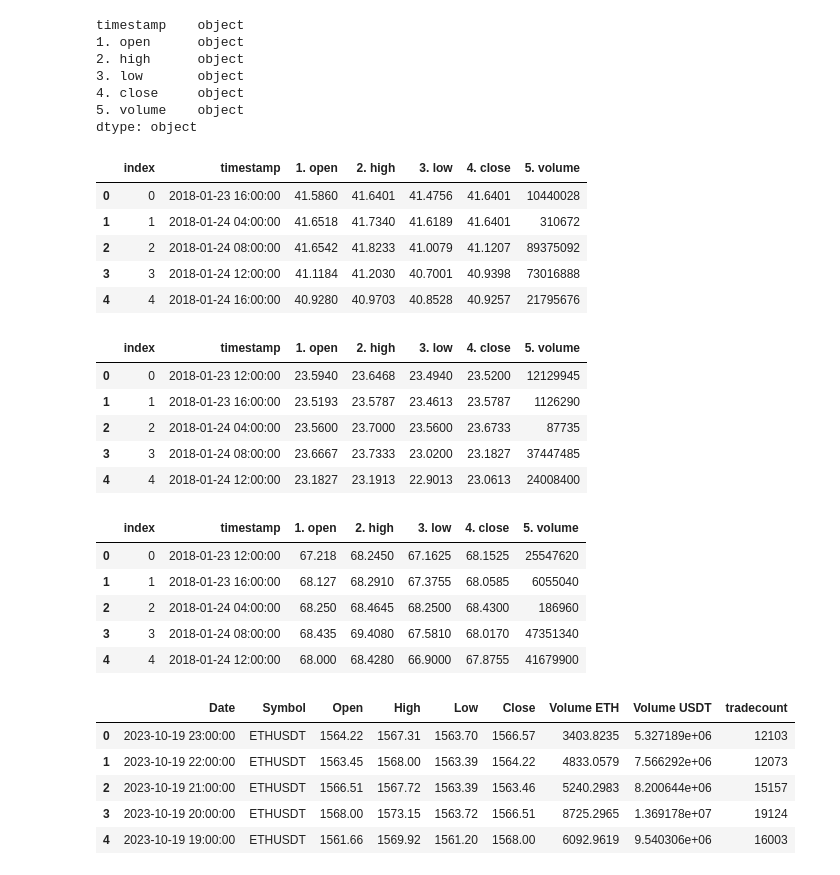
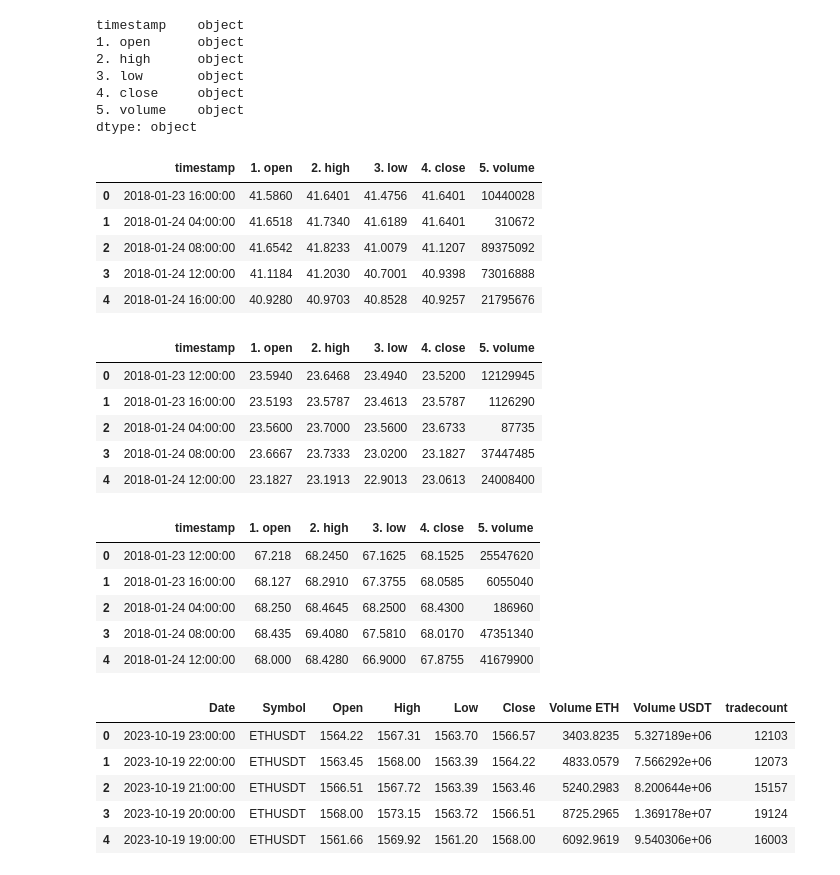
Before and after one commit to Data-Scrapers/ML-Asset-Price-Prediction, a Jupyter notebook: data_gathering.ipynb, the cells around one changed output. Drawn from its saved outputs; the diff is of its cells as text; code cells hidden in the pictures.

Commit message:
Indexing Errors Fixed in Gathering CSVs

```diff
--- a/data_gathering.ipynb
+++ b/data_gathering.ipynb
@@ -235,27 +235,27 @@ dtype: object
 # %%
 aapl_data_1hr["timestamp"] = pd.to_datetime(aapl_data_1hr["timestamp"])
 aapl_data_1hr.set_index("timestamp", inplace=True)
 cols = ["1. open", "2. high", "3. low", "4. close", "5. volume"]
 aapl_data_1hr[cols] = aapl_data_1hr[cols].apply(pd.to_numeric)
 
 aapl_data_4hr = aapl_data_1hr.resample("4h").agg({
     "1. open": "first",
     "2. high": "max",
     "3. low": "min",
     "4. close": "last",
     "5. volume": "sum"
-}).dropna().reset_index()
+}).dropna()
 
 aapl_data_4hr.reset_index(inplace=True)
 
 aapl_data_4hr.head()
 # %% [output]
-|  | index | timestamp | 1. open | 2. high | 3. low | 4. close | 5. volume |
-| 0 | 0 | 2018-01-23 16:00:00 | 41.5860 | 41.6401 | 41.4756 | 41.6401 | 10440028 |
-| 1 | 1 | 2018-01-24 04:00:00 | 41.6518 | 41.7340 | 41.6189 | 41.6401 | 310672 |
-| 2 | 2 | 2018-01-24 08:00:00 | 41.6542 | 41.8233 | 41.0079 | 41.1207 | 89375092 |
-| 3 | 3 | 2018-01-24 12:00:00 | 41.1184 | 41.2030 | 40.7001 | 40.9398 | 73016888 |
-| 4 | 4 | 2018-01-24 16:00:00 | 40.9280 | 40.9703 | 40.8528 | 40.9257 | 21795676 |
+|  | timestamp | 1. open | 2. high | 3. low | 4. close | 5. volume |
+| 0 | 2018-01-23 16:00:00 | 41.5860 | 41.6401 | 41.4756 | 41.6401 | 10440028 |
+| 1 | 2018-01-24 04:00:00 | 41.6518 | 41.7340 | 41.6189 | 41.6401 | 310672 |
+| 2 | 2018-01-24 08:00:00 | 41.6542 | 41.8233 | 41.0079 | 41.1207 | 89375092 |
+| 3 | 2018-01-24 12:00:00 | 41.1184 | 41.2030 | 40.7001 | 40.9398 | 73016888 |
+| 4 | 2018-01-24 16:00:00 | 40.9280 | 40.9703 | 40.8528 | 40.9257 | 21795676 |
 # %%
 tsla_data_1hr["timestamp"] = pd.to_datetime(tsla_data_1hr["timestamp"])
 tsla_data_1hr.set_index("timestamp", inplace=True)
@@ -269,18 +269,18 @@ tsla_data_4hr = tsla_data_1hr.resample("4h").agg({
     "3. low": "min",
     "4. close": "last",
     "5. volume": "sum"
-}).dropna().reset_index()
+}).dropna()
 
 tsla_data_4hr.reset_index(inplace=True)
 
 tsla_data_4hr.head()
 # %% [output]
-|  | index | timestamp | 1. open | 2. high | 3. low | 4. close | 5. volume |
-| 0 | 0 | 2018-01-23 12:00:00 | 23.5940 | 23.6468 | 23.4940 | 23.5200 | 12129945 |
-| 1 | 1 | 2018-01-23 16:00:00 | 23.5193 | 23.5787 | 23.4613 | 23.5787 | 1126290 |
-| 2 | 2 | 2018-01-24 04:00:00 | 23.5600 | 23.7000 | 23.5600 | 23.6733 | 87735 |
-| 3 | 3 | 2018-01-24 08:00:00 | 23.6667 | 23.7333 | 23.0200 | 23.1827 | 37447485 |
-| 4 | 4 | 2018-01-24 12:00:00 | 23.1827 | 23.1913 | 22.9013 | 23.0613 | 24008400 |
+|  | timestamp | 1. open | 2. high | 3. low | 4. close | 5. volume |
+| 0 | 2018-01-23 12:00:00 | 23.5940 | 23.6468 | 23.4940 | 23.5200 | 12129945 |
+| 1 | 2018-01-23 16:00:00 | 23.5193 | 23.5787 | 23.4613 | 23.5787 | 1126290 |
+| 2 | 2018-01-24 04:00:00 | 23.5600 | 23.7000 | 23.5600 | 23.6733 | 87735 |
+| 3 | 2018-01-24 08:00:00 | 23.6667 | 23.7333 | 23.0200 | 23.1827 | 37447485 |
+| 4 | 2018-01-24 12:00:00 | 23.1827 | 23.1913 | 22.9013 | 23.0613 | 24008400 |
 # %%
 amzn_data_1hr["timestamp"] = pd.to_datetime(amzn_data_1hr["timestamp"])
 amzn_data_1hr.set_index("timestamp", inplace=True)
@@ -294,18 +294,18 @@ amzn_data_4hr = amzn_data_1hr.resample("4h").agg({
     "3. low": "min",
     "4. close": "last",
     "5. volume": "sum"
-}).dropna().reset_index()
+}).dropna()
 
 amzn_data_4hr.reset_index(inplace=True)
 
 amzn_data_4hr.head()
 # %% [output]
-|  | index | timestamp | 1. open | 2. high | 3. low | 4. close | 5. volume |
-| 0 | 0 | 2018-01-23 12:00:00 | 67.218 | 68.2450 | 67.1625 | 68.1525 | 25547620 |
-| 1 | 1 | 2018-01-23 16:00:00 | 68.127 | 68.2910 | 67.3755 | 68.0585 | 6055040 |
-| 2 | 2 | 2018-01-24 04:00:00 | 68.250 | 68.4645 | 68.2500 | 68.4300 | 186960 |
-| 3 | 3 | 2018-01-24 08:00:00 | 68.435 | 69.4080 | 67.5810 | 68.0170 | 47351340 |
-| 4 | 4 | 2018-01-24 12:00:00 | 68.000 | 68.4280 | 66.9000 | 67.8755 | 41679900 |
+|  | timestamp | 1. open | 2. high | 3. low | 4. close | 5. volume |
+| 0 | 2018-01-23 12:00:00 | 67.218 | 68.2450 | 67.1625 | 68.1525 | 25547620 |
+| 1 | 2018-01-23 16:00:00 | 68.127 | 68.2910 | 67.3755 | 68.0585 | 6055040 |
+| 2 | 2018-01-24 04:00:00 | 68.250 | 68.4645 | 68.2500 | 68.4300 | 186960 |
+| 3 | 2018-01-24 08:00:00 | 68.435 | 69.4080 | 67.5810 | 68.0170 | 47351340 |
+| 4 | 2018-01-24 12:00:00 | 68.000 | 68.4280 | 66.9000 | 67.8755 | 41679900 |
 # %%
 eth_data_1hr = pd.read_csv("datasets/crypto/hourly/ETH.csv")
 eth_data_1hr.head()
```
Also changed, not shown: parts of 9 cells of this notebook, 9 other files.
